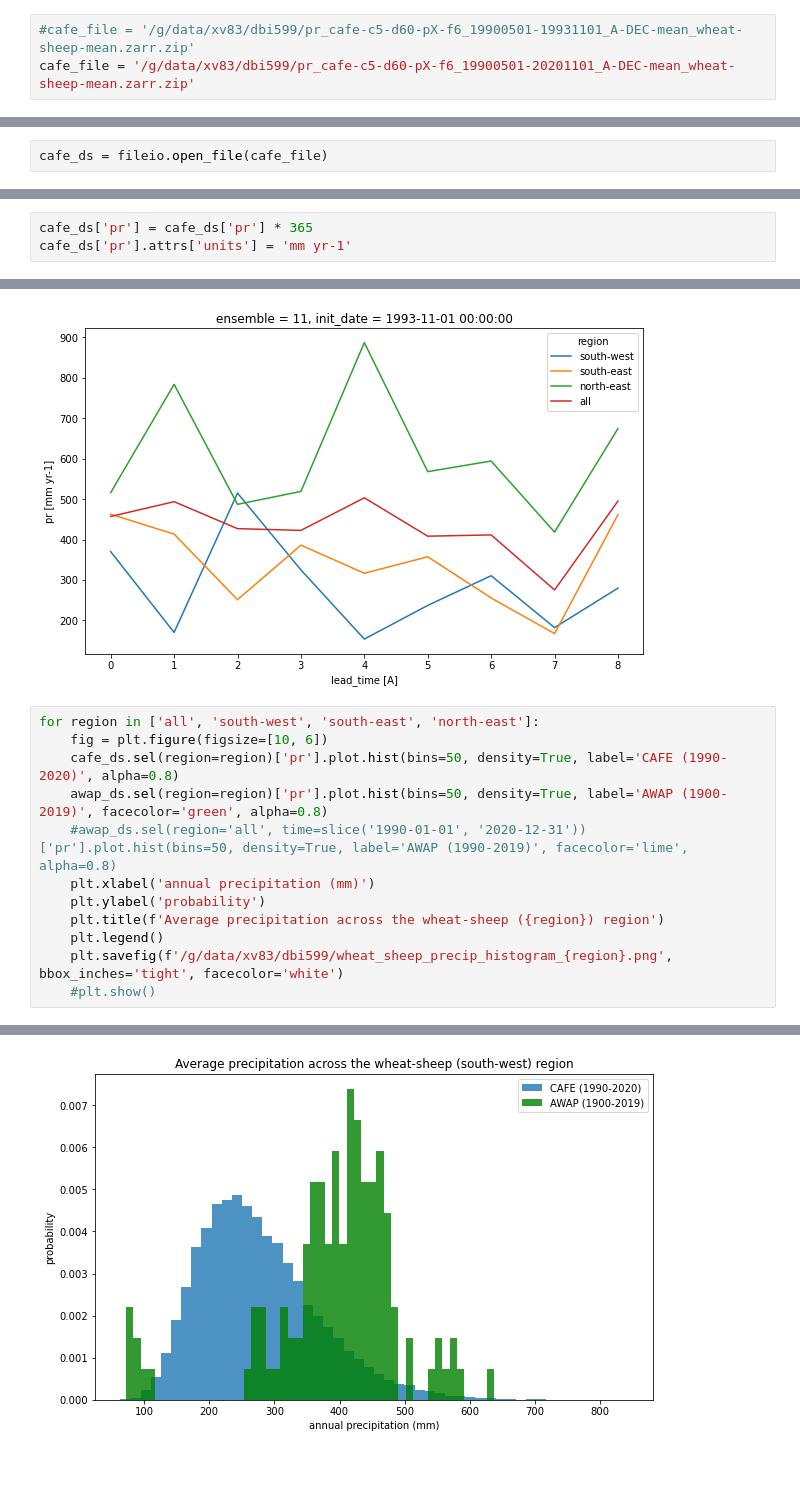
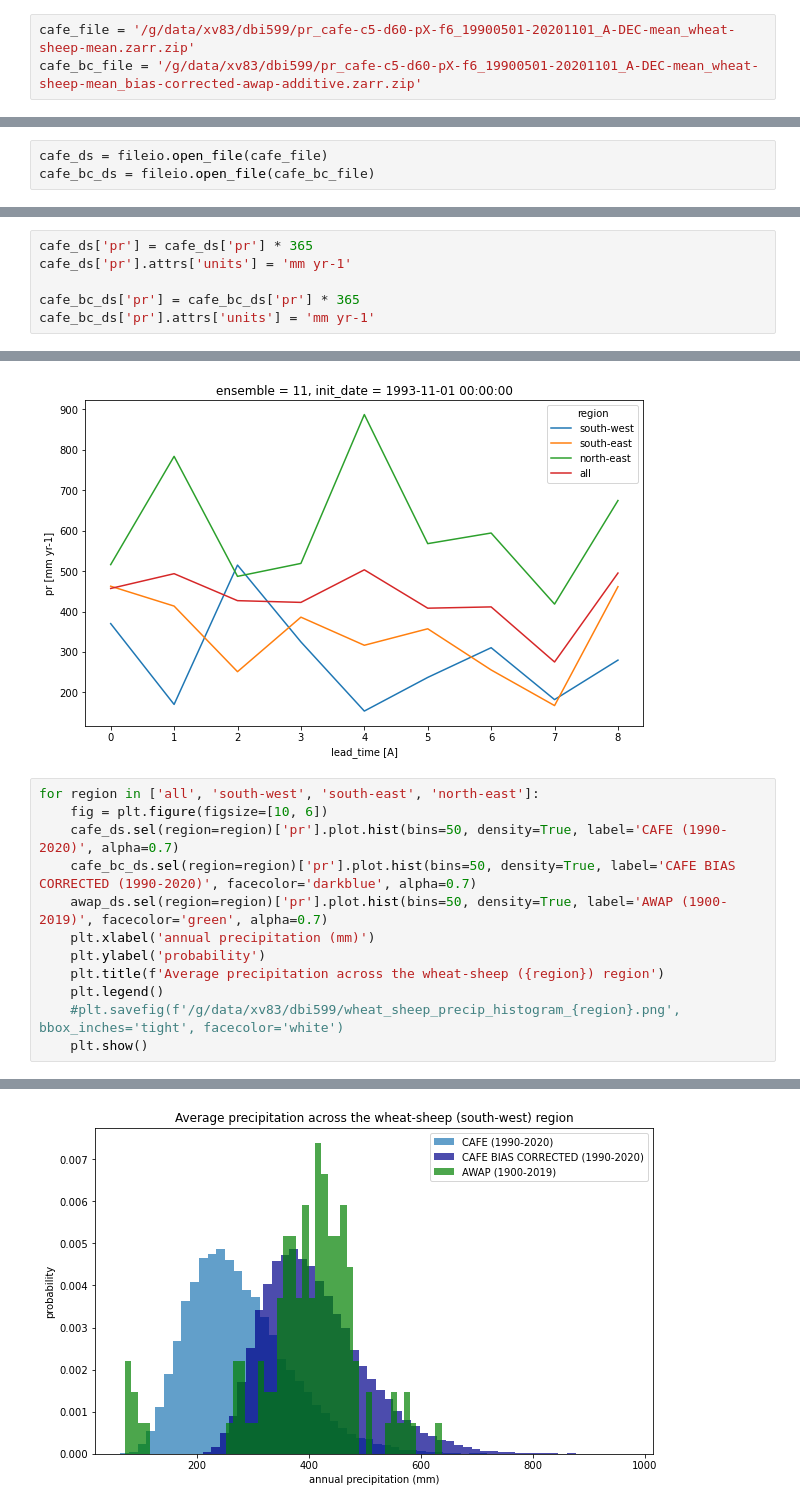
Before and after one commit to AusClimateService/unseen, a Jupyter notebook: notebooks/ag_analysis.ipynb, the cells around one changed output, grey strips where cells are left out. Saved outputs shown, nothing was run; the diff lists cells and outputs as text; blank space fills up the shorter version.

```diff
--- a/notebooks/ag_analysis.ipynb
+++ b/notebooks/ag_analysis.ipynb
@@ -13,8 +15,8 @@ import fileio
 # %%
 awap_file = '/g/data/xv83/dbi599/pr_awap_1900-2019_A-DEC-mean_wheat-sheep-mean.zarr.zip'
 # %%
-#cafe_file = '/g/data/xv83/dbi599/pr_cafe-c5-d60-pX-f6_19900501-19931101_A-DEC-mean_wheat-sheep-mean.zarr.zip'
 cafe_file = '/g/data/xv83/dbi599/pr_cafe-c5-d60-pX-f6_19900501-20201101_A-DEC-mean_wheat-sheep-mean.zarr.zip'
+cafe_bc_file = '/g/data/xv83/dbi599/pr_cafe-c5-d60-pX-f6_19900501-20201101_A-DEC-mean_wheat-sheep-mean_bias-corrected-awap-additive.zarr.zip'
 # %%
 awap_ds = fileio.open_file(awap_file)
 # %%
@@ -123,4 +125,5 @@ for region in ['all', 'south-west', 'south-east', 'north-east']:
 [figure]
 # %%
 cafe_ds = fileio.open_file(cafe_file)
+cafe_bc_ds = fileio.open_file(cafe_bc_file)
 # %%
@@ -225,6 +271,9 @@ cafe_ds['pr'].attrs['units']
 # %%
 cafe_ds['pr'] = cafe_ds['pr'] * 365
 cafe_ds['pr'].attrs['units'] = 'mm yr-1'
+
+cafe_bc_ds['pr'] = cafe_bc_ds['pr'] * 365
+cafe_bc_ds['pr'].attrs['units'] = 'mm yr-1'
 # %%
 fig = plt.figure(figsize=[10, 6])
 
@@ -236,13 +285,13 @@ plt.show()
 # %%
 for region in ['all', 'south-west', 'south-east', 'north-east']:
     fig = plt.figure(figsize=[10, 6])
-    cafe_ds.sel(region=region)['pr'].plot.hist(bins=50, density=True, label='CAFE (1990-2020)', alpha=0.8)
-    awap_ds.sel(region=region)['pr'].plot.hist(bins=50, density=True, label='AWAP (1900-2019)', facecolor='green', alpha=0.8)
-    #awap_ds.sel(region='all', time=slice('1990-01-01', '2020-12-31'))['pr'].plot.hist(bins=50, density=True, label='AWAP (1990-2019)', facecolor='lime', alpha=0.8)
+    cafe_ds.sel(region=region)['pr'].plot.hist(bins=50, density=True, label='CAFE (1990-2020)', alpha=0.7)
+    cafe_bc_ds.sel(region=region)['pr'].plot.hist(bins=50, density=True, label='CAFE BIAS CORRECTED (1990-2020)', facecolor='darkblue', alpha=0.7)
+    awap_ds.sel(region=region)['pr'].plot.hist(bins=50, density=True, label='AWAP (1900-2019)', facecolor='green', alpha=0.7)
     plt.xlabel('annual precipitation (mm)')
     plt.ylabel('probability')
     plt.title(f'Average precipitation across the wheat-sheep ({region}) region')
     plt.legend()
-    plt.savefig(f'/g/data/xv83/dbi599/wheat_sheep_precip_histogram_{region}.png', bbox_inches='tight', facecolor='white')
-    #plt.show()
+    #plt.savefig(f'/g/data/xv83/dbi599/wheat_sheep_precip_histogram_{region}.png', bbox_inches='tight', facecolor='white')
+    plt.show()
 # %% [output]
@@ -250 +299 @@ for region in ['all', 'south-west', 'south-east', 'north-east']:
-[figure, old version]
+[figure, new version]
```
Also changed, not shown: parts of 8 cells of this notebook, 4 other files.
